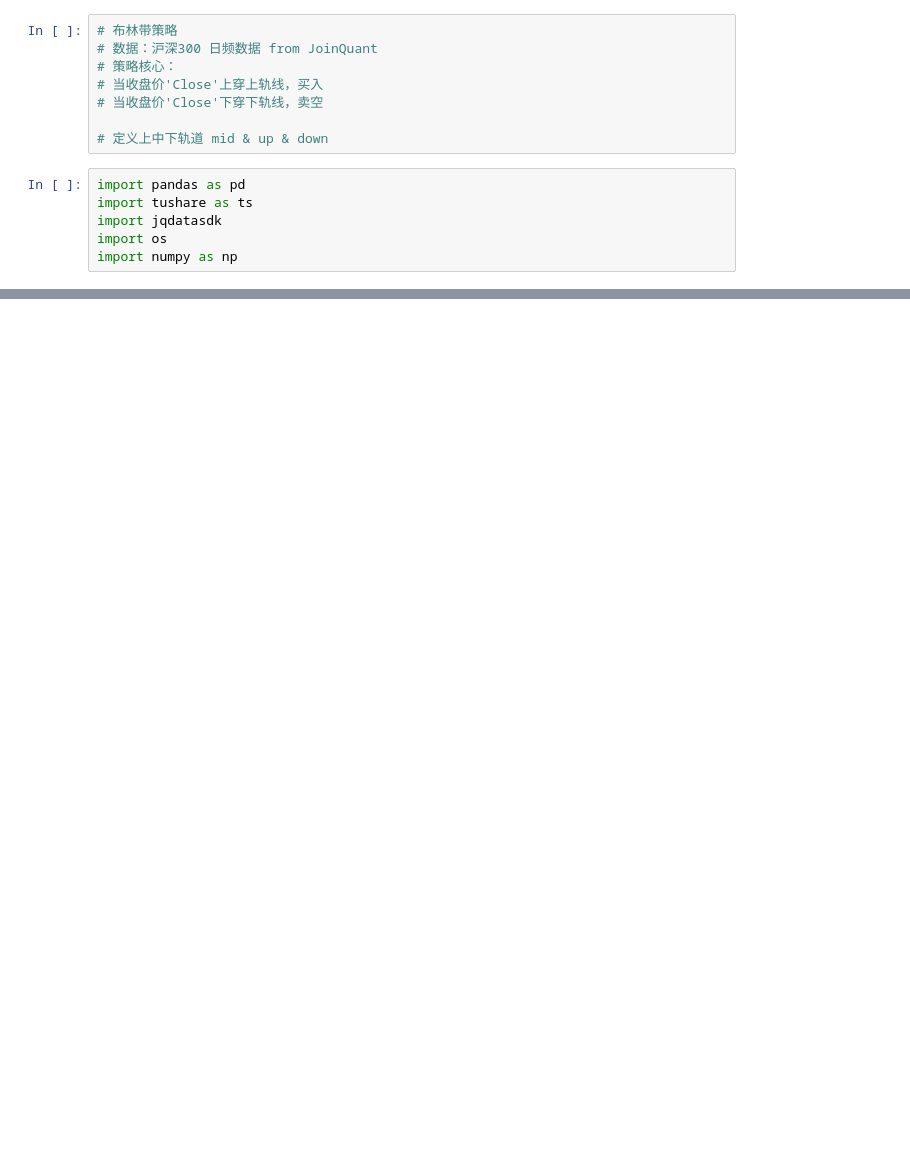
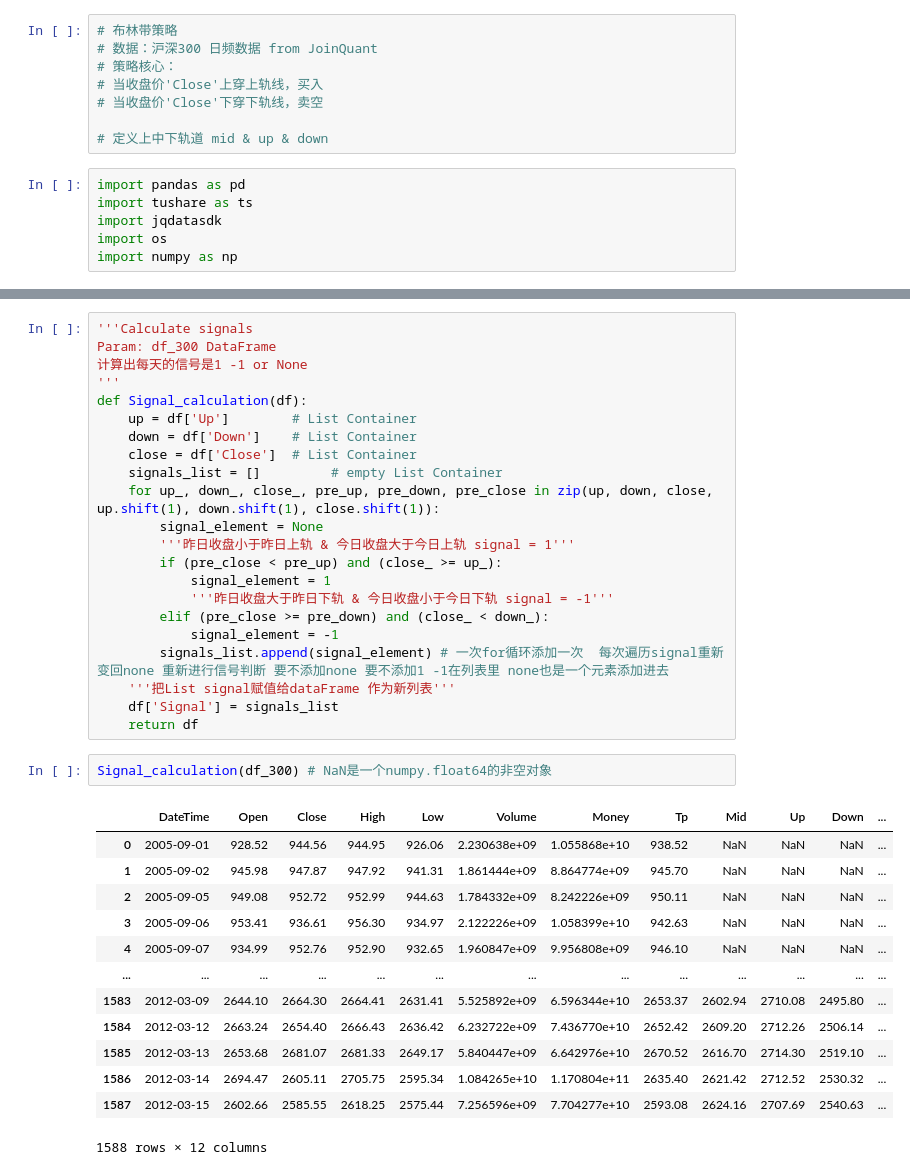
Before and after one commit to algo21-221040116/Assignment_1, a Jupyter notebook: Strategy_as1.ipynb, the cells around one changed output, grey strips where cells are left out. Drawn from its saved outputs; the diff is of its cells as text; blank space fills up the shorter version.

```diff
--- a/Strategy_as1.ipynb
+++ b/Strategy_as1.ipynb
@@ -81,0 +109,38 @@ df_300.head(40)
+# %%
+'''Calculate signals
+Param: df_300 DataFrame
+计算出每天的信号是1 -1 or None
+'''
+def Signal_calculation(df):
+    up = df['Up']        # List Container
+    down = df['Down']    # List Container
+    close = df['Close']  # List Container
+    signals_list = []         # empty List Container
+    for up_, down_, close_, pre_up, pre_down, pre_close in zip(up, down, close, up.shift(1), down.shift(1), close.shift(1)):
+        signal_element = None
+        '''昨日收盘小于昨日上轨 & 今日收盘大于今日上轨 signal = 1'''
+        if (pre_close < pre_up) and (close_ >= up_):
+            signal_element = 1
+            '''昨日收盘大于昨日下轨 & 今日收盘小于今日下轨 signal = -1'''
+        elif (pre_close >= pre_down) and (close_ < down_):
+            signal_element = -1
+        signals_list.append(signal_element) # 一次for循环添加一次  每次遍历signal重新变回none 重新进行信号判断 要不添加none 要不添加1 -1在列表里 none也是一个元素添加进去
+    '''把List signal赋值给dataFrame 作为新列表'''
+    df['Signal'] = signals_list
+    return df
+# %%
+Signal_calculation(df_300) # NaN是一个numpy.float64的非空对象
+# %% [output]
+|  | DateTime | Open | Close | High | Low | Volume | Money | Tp | Mid | Up | Down | ... |
+| 0 | 2005-09-01 | 928.52 | 944.56 | 944.95 | 926.06 | 2.230638e+09 | 1.055868e+10 | 938.52 | NaN | NaN | NaN | ... |
+| 1 | 2005-09-02 | 945.98 | 947.87 | 947.92 | 941.31 | 1.861444e+09 | 8.864774e+09 | 945.70 | NaN | NaN | NaN | ... |
+| 2 | 2005-09-05 | 949.08 | 952.72 | 952.99 | 944.63 | 1.784332e+09 | 8.242226e+09 | 950.11 | NaN | NaN | NaN | ... |
+| 3 | 2005-09-06 | 953.41 | 936.61 | 956.30 | 934.97 | 2.122226e+09 | 1.058399e+10 | 942.63 | NaN | NaN | NaN | ... |
+| 4 | 2005-09-07 | 934.99 | 952.76 | 952.90 | 932.65 | 1.960847e+09 | 9.956808e+09 | 946.10 | NaN | NaN | NaN | ... |
+| ... | ... | ... | ... | ... | ... | ... | ... | ... | ... | ... | ... | ... |
+| 1583 | 2012-03-09 | 2644.10 | 2664.30 | 2664.41 | 2631.41 | 5.525892e+09 | 6.596344e+10 | 2653.37 | 2602.94 | 2710.08 | 2495.80 | ... |
+| 1584 | 2012-03-12 | 2663.24 | 2654.40 | 2666.43 | 2636.42 | 6.232722e+09 | 7.436770e+10 | 2652.42 | 2609.20 | 2712.26 | 2506.14 | ... |
+| 1585 | 2012-03-13 | 2653.68 | 2681.07 | 2681.33 | 2649.17 | 5.840447e+09 | 6.642976e+10 | 2670.52 | 2616.70 | 2714.30 | 2519.10 | ... |
+| 1586 | 2012-03-14 | 2694.47 | 2605.11 | 2705.75 | 2595.34 | 1.084265e+10 | 1.170804e+11 | 2635.40 | 2621.42 | 2712.52 | 2530.32 | ... |
+| 1587 | 2012-03-15 | 2602.66 | 2585.55 | 2618.25 | 2575.44 | 7.256596e+09 | 7.704277e+10 | 2593.08 | 2624.16 | 2707.69 | 2540.63 | ... |
+1588 rows × 12 columns
```
Also changed, not shown: parts of 6 cells of this notebook, 3 other files.
